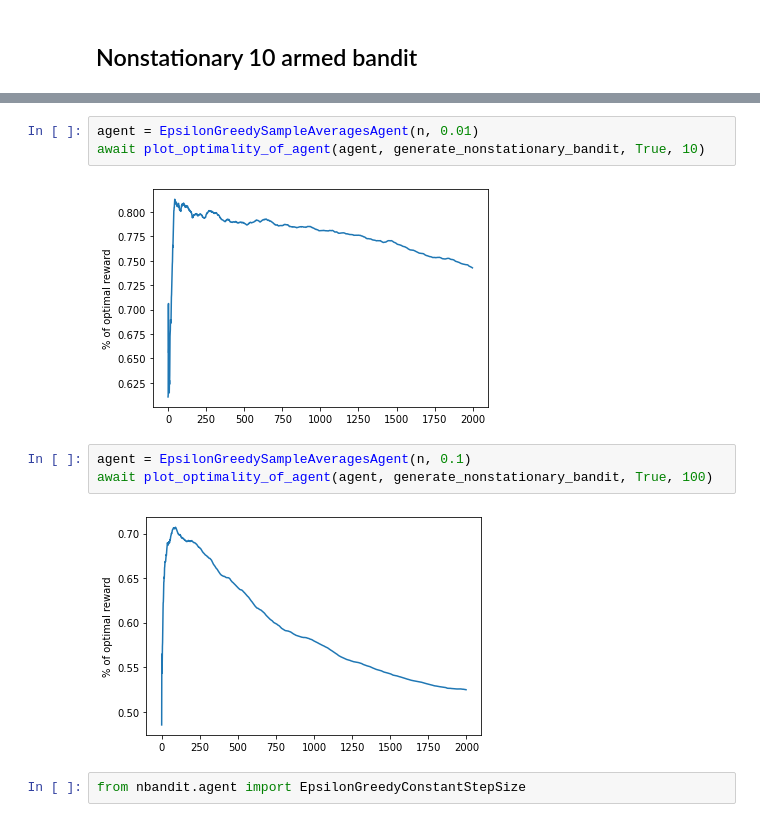
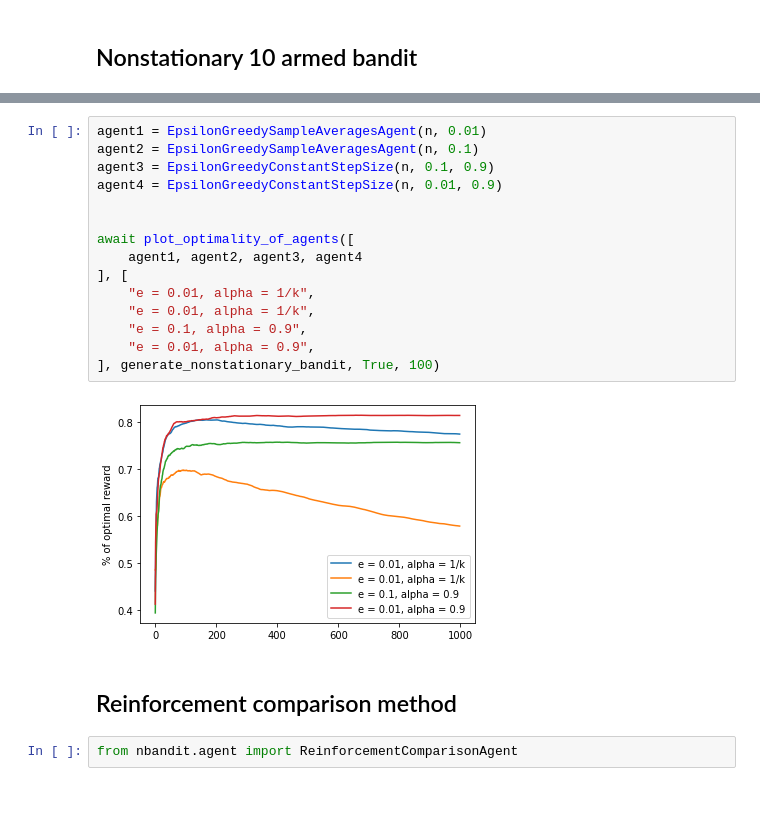
Before and after one commit to jack-michaud/reinforcement-learning, a Jupyter notebook: Bandit-Demo.ipynb, the cells around one changed output, grey strips where cells are left out. Cells and saved outputs as stored; diff of their text form.

```diff
--- a/Bandit-Demo.ipynb
+++ b/Bandit-Demo.ipynb
@@ -75,12 +72,21 @@ await plot_optimality_of_agent(agent, generate_nonstationary_bandit, True, 10)
-# %%
-agent = EpsilonGreedySampleAveragesAgent(n, 0.01)
-await plot_optimality_of_agent(agent, generate_nonstationary_bandit, True, 10)
-# %% [output]
-[figure, removed]
-# %%
-agent = EpsilonGreedySampleAveragesAgent(n, 0.1)
-await plot_optimality_of_agent(agent, generate_nonstationary_bandit, True, 100)
-# %% [output]
-[figure, removed]
+# %%
+agent1 = EpsilonGreedySampleAveragesAgent(n, 0.01)
+agent2 = EpsilonGreedySampleAveragesAgent(n, 0.1)
+agent3 = EpsilonGreedyConstantStepSize(n, 0.1, 0.9)
+agent4 = EpsilonGreedyConstantStepSize(n, 0.01, 0.9)
+
+
+await plot_optimality_of_agents([
+    agent1, agent2, agent3, agent4
+], [
+    "e = 0.01, alpha = 1/k",
+    "e = 0.01, alpha = 1/k",
+    "e = 0.1, alpha = 0.9",
+    "e = 0.01, alpha = 0.9",
+], generate_nonstationary_bandit, True, 100)
+# %% [output]
+[figure, added]
+# %% [markdown]
+## Reinforcement comparison method
 # %%
-from nbandit.agent import EpsilonGreedyConstantStepSize
+from nbandit.agent import ReinforcementComparisonAgent
```
Also changed, not shown: parts of 14 cells of this notebook, 3 other files.
